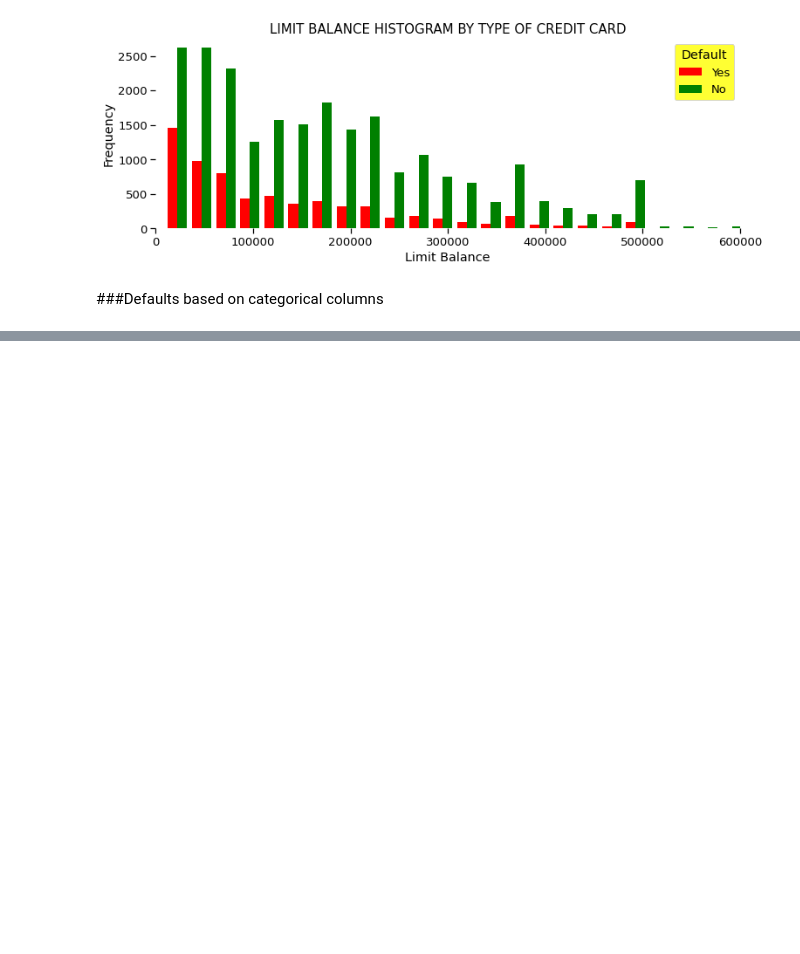
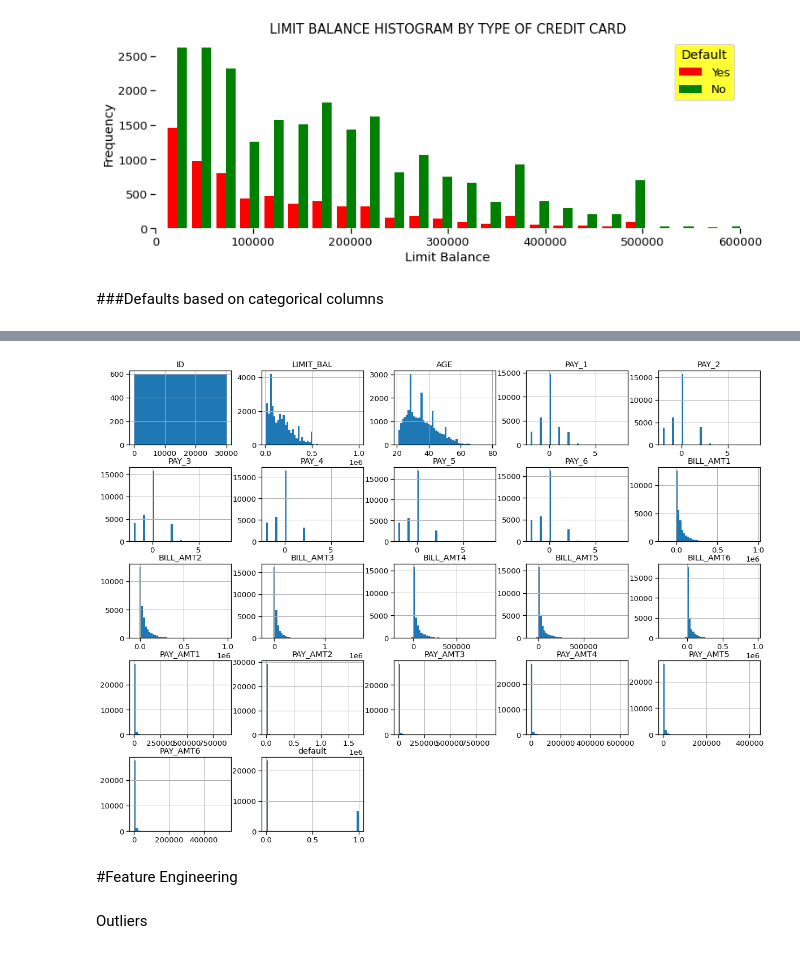
Before and after one commit to shivankb/credit_card_default_prediction, a Jupyter notebook: credit_card_default_prediction.ipynb, the cells around one changed output, grey strips where cells are left out. Cells and saved outputs as stored; diff of their text form; code cells hidden in the pictures; blank space fills up the shorter version.

```diff
--- a/credit_card_default_prediction.ipynb
+++ b/credit_card_default_prediction.ipynb
@@ -357,0 +355,9 @@ ax9 = sns.countplot(x="PAY_6", hue="default", data=categorical_df, palette="Blue
+# %%
+df.hist(bins=50, figsize=(20,15))
+plt.show()
+# %% [output]
+[figure, added]
+# %% [markdown]
+#Feature Engineering
+# %% [markdown]
+Outliers
```
Also changed, not shown: parts of 46 cells of this notebook.
